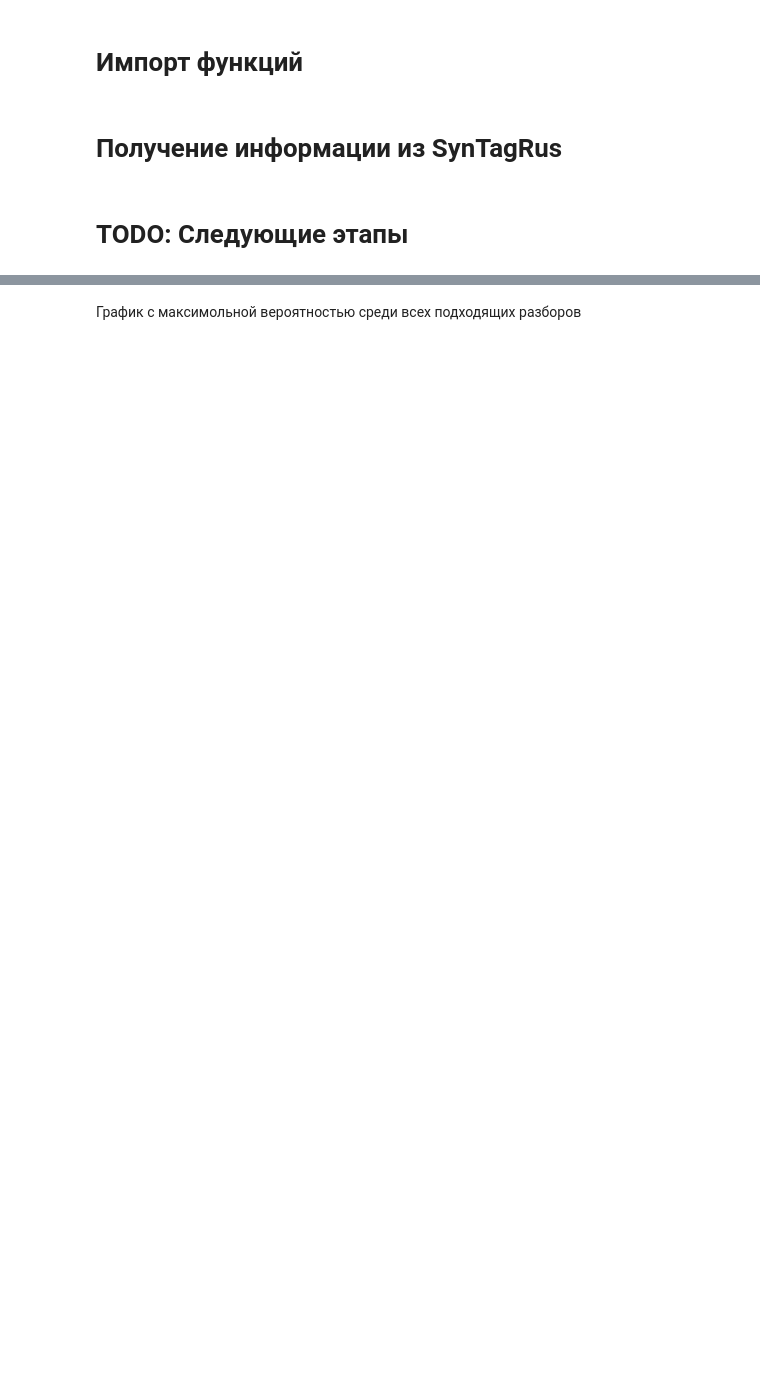
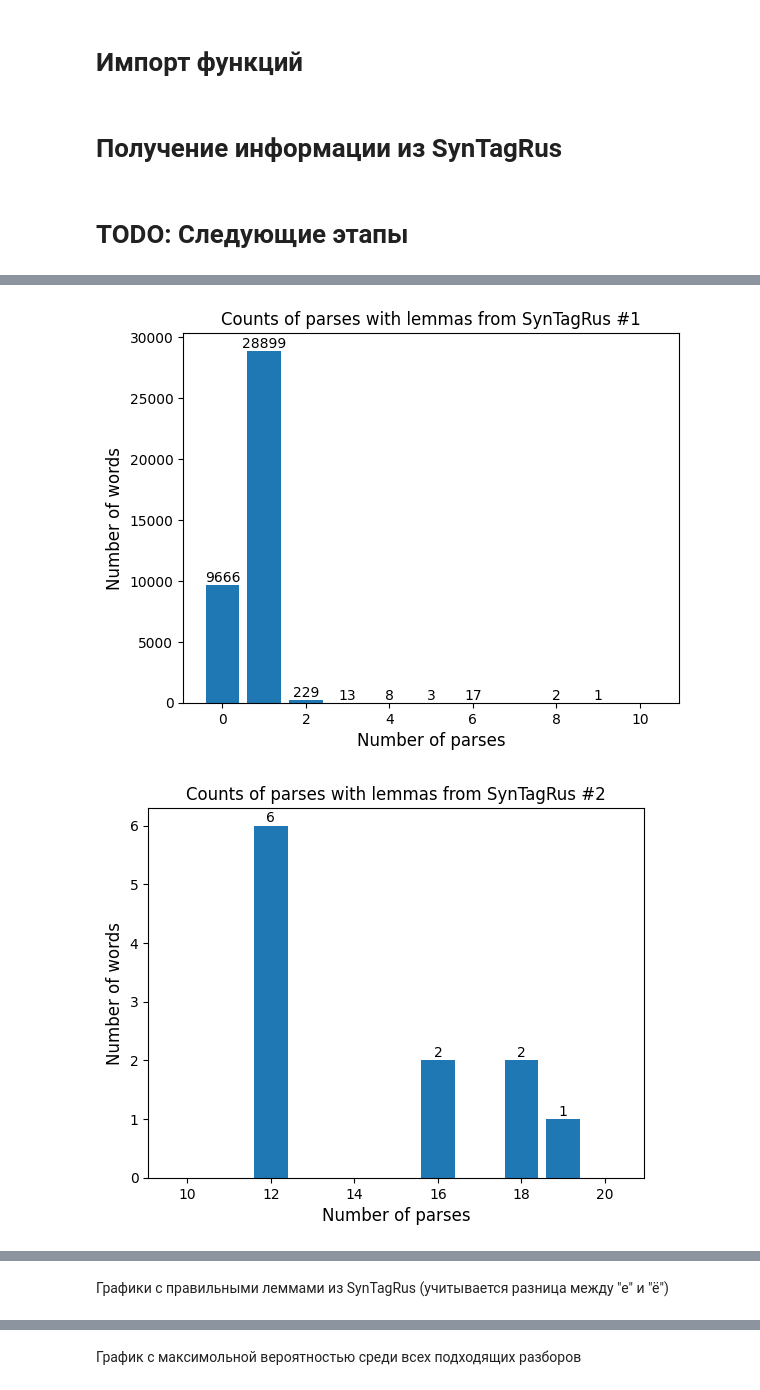
Before and after one commit to archeopteryx-bit/cmcrepo, a Jupyter notebook: start_pymorphy_syntagrus.ipynb, the cells around one changed output, grey strips where cells are left out. Drawn from its saved outputs; the diff is of its cells as text; code cells hidden in the pictures; blank space fills up the shorter version.

```diff
--- a/start_pymorphy_syntagrus.ipynb
+++ b/start_pymorphy_syntagrus.ipynb
@@ -138,0 +159,17 @@ for i in [11, 21, 31, 41]:
+# %%
+right_lemmas_count = dict()
+
+counts_parses = []
+counts_word = []
+
+for cord_key in parses_with_right_lemmas:
+  count = len(parses_with_right_lemmas[cord_key])
+  if count not in right_lemmas_count:
+    right_lemmas_count[count] = 1
+  else:
+    right_lemmas_count[count] += 1
+
+for count in sorted(right_lemmas_count):
+  counts_parses.append(count)
+  counts_word.append(right_lemmas_count[count])
+  print(count, ': ', right_lemmas_count[count])
@@ -138,0 +193,29 @@ for i in [11, 21, 31, 41]:
+# %%
+labels_for_hist = [0] * (max(right_lemmas_count.keys()) + 1)
+
+counts_word = [0] * (max(right_lemmas_count.keys()) + 1)
+counts_parses = [0] * (max(right_lemmas_count.keys()) + 1)
+
+for i in range(max(right_lemmas_count.keys()) + 1):
+  counts_word[i] = i
+  if i in right_lemmas_count:
+    counts_parses[i] = right_lemmas_count[i]
+    labels_for_hist[i] = right_lemmas_count[i]
+
+for i in [11, 21, 31, 41]:
+  fig, ax = plt.subplots(1, 1)
+  ax.bar(counts_word[i-11:i], counts_parses[i-11:i])
+  ax.set_title(f'Counts of parses with lemmas from SynTagRus #{i // 10}')
+
+  ax.set_ylabel("Number of words", fontsize=12)
+  ax.set_xlabel("Number of parses", fontsize=12)
+
+  rects = ax.patches
+  for rect, label in zip(rects, labels_for_hist[i-11:i]):
+    height = rect.get_height()
+    if label != 0:
+      ax.text(rect.get_x() + rect.get_width() / 2, height + 0.01,
+            label, ha='center', va='bottom')
+# %% [output]
+[figure, added]
+[figure, added]
@@ -138,0 +224,2 @@ for i in [11, 21, 31, 41]:
+# %% [markdown]
+Графики с правильными леммами из SynTagRus (учитывается разница между "е" и "ё")
```
Also changed, not shown: parts of 17 cells of this notebook.
